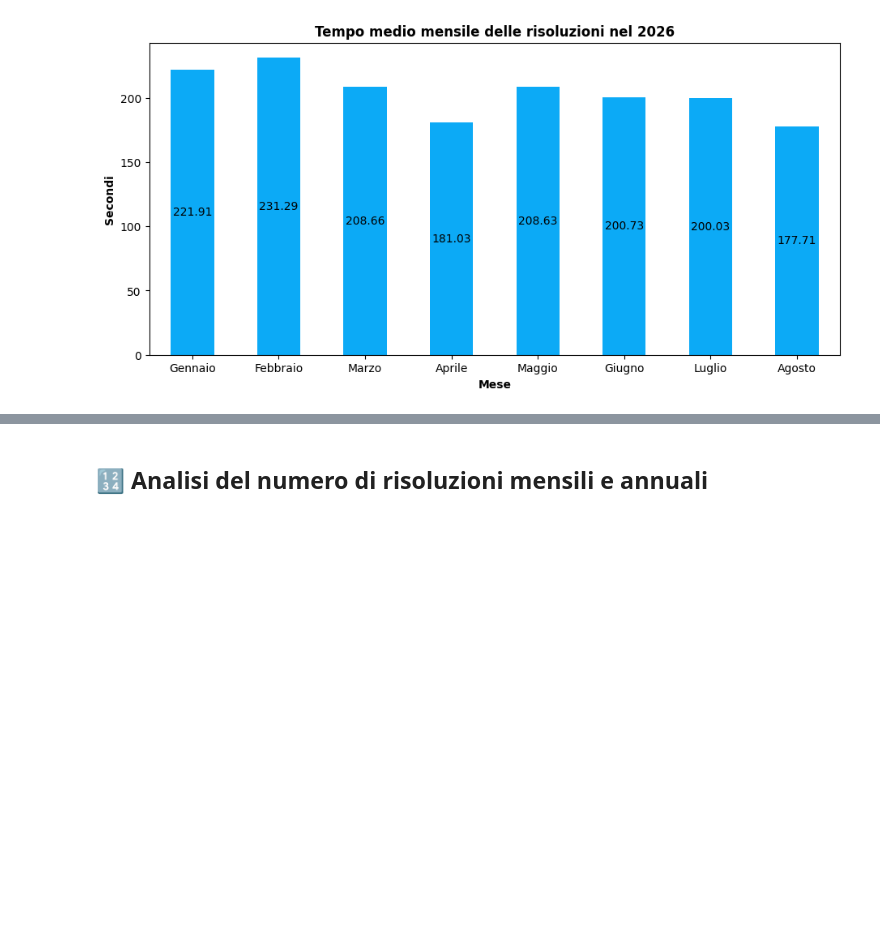
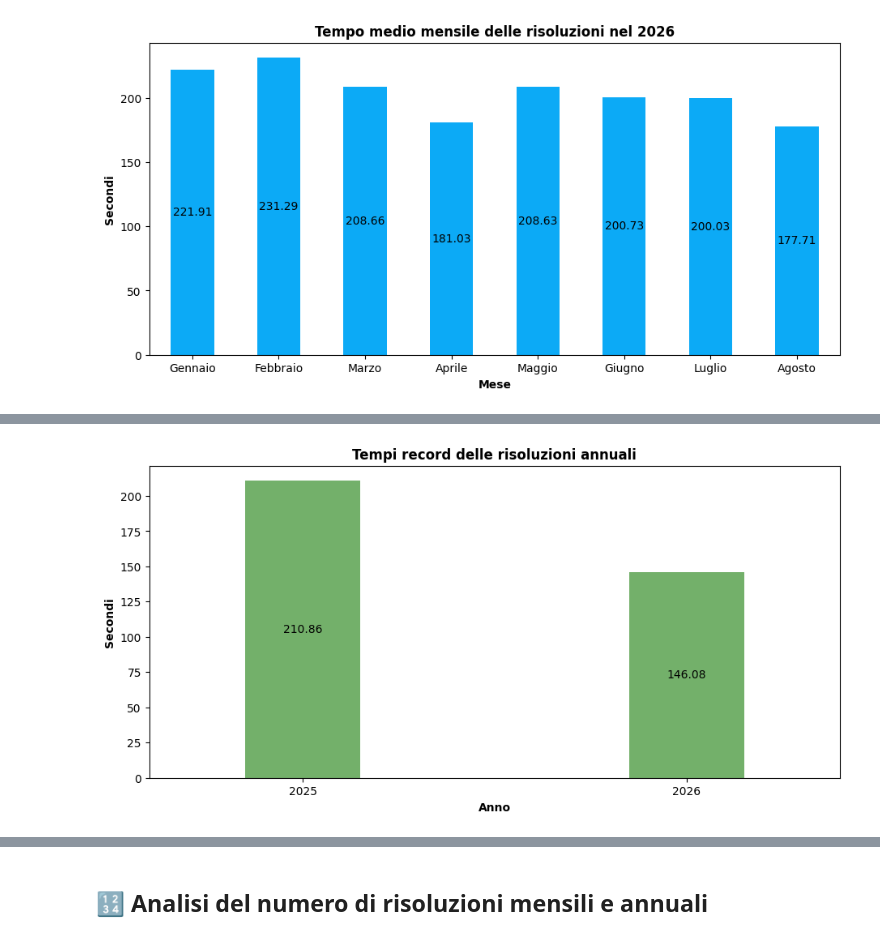
Before and after one commit to gl-alaimo/Timer_cubo_di_Rubik, a Jupyter notebook: scripts_e_notebook/notebook_cubo_4x4x4.ipynb, the cells around one changed output, grey strips where cells are left out. Saved outputs shown, nothing was run; the diff lists cells and outputs as text; code cells hidden in the pictures; blank space fills up the shorter version.

```diff
--- a/scripts_e_notebook/notebook_cubo_4x4x4.ipynb
+++ b/scripts_e_notebook/notebook_cubo_4x4x4.ipynb
@@ -161 +221,6 @@ modulo_rubik.grafico_medie_mensili(df_cubo=df, anno=2026)
+# %%
+# Grafico dei tempi record delle risoluzioni annuali
+modulo_rubik.grafico_record_annuali(df_cubo=df)
+# %% [output]
+[figure, added]
 # %%
```
Also changed, not shown: parts of 16 cells of this notebook, 10 other files.
